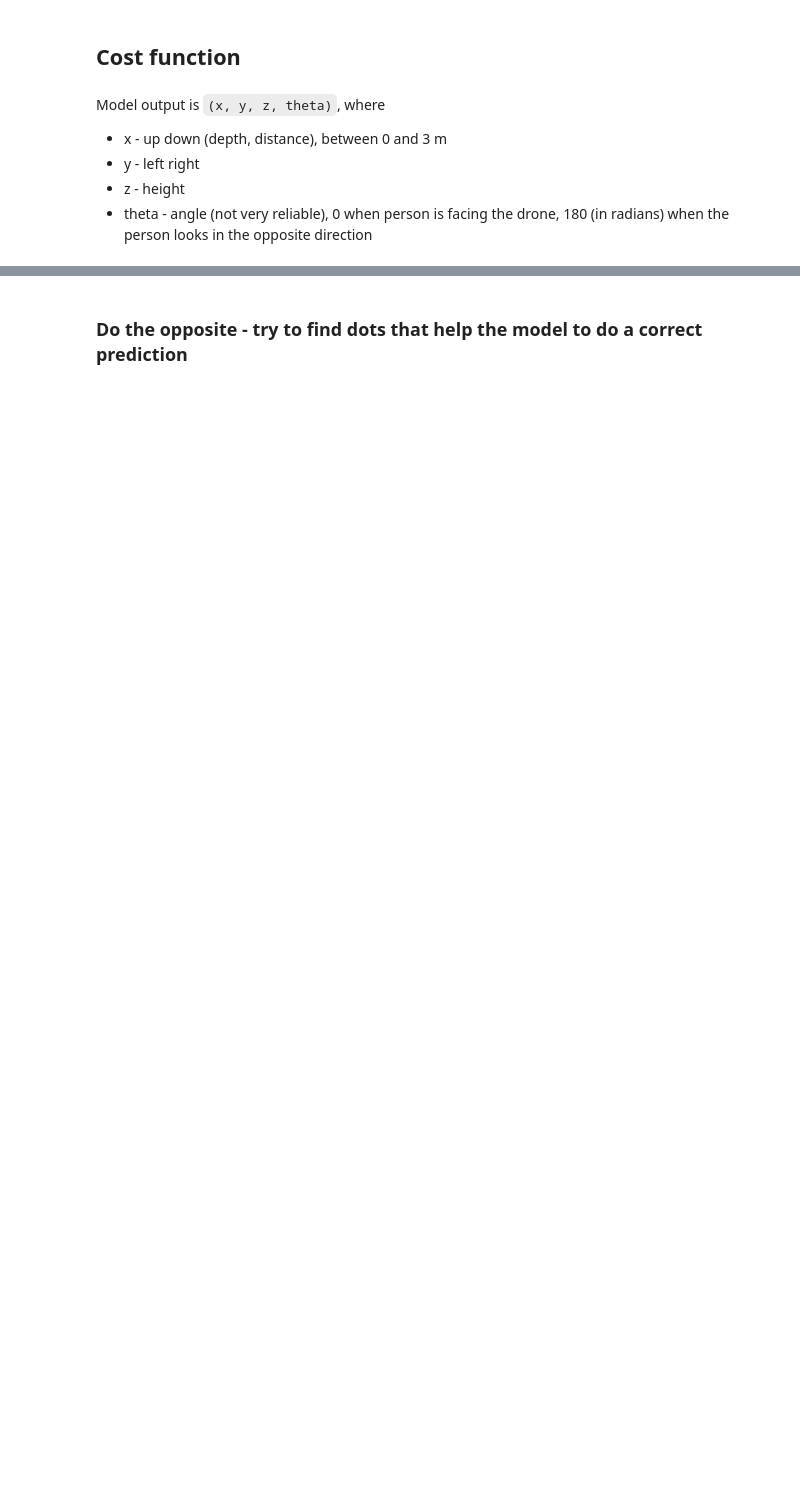
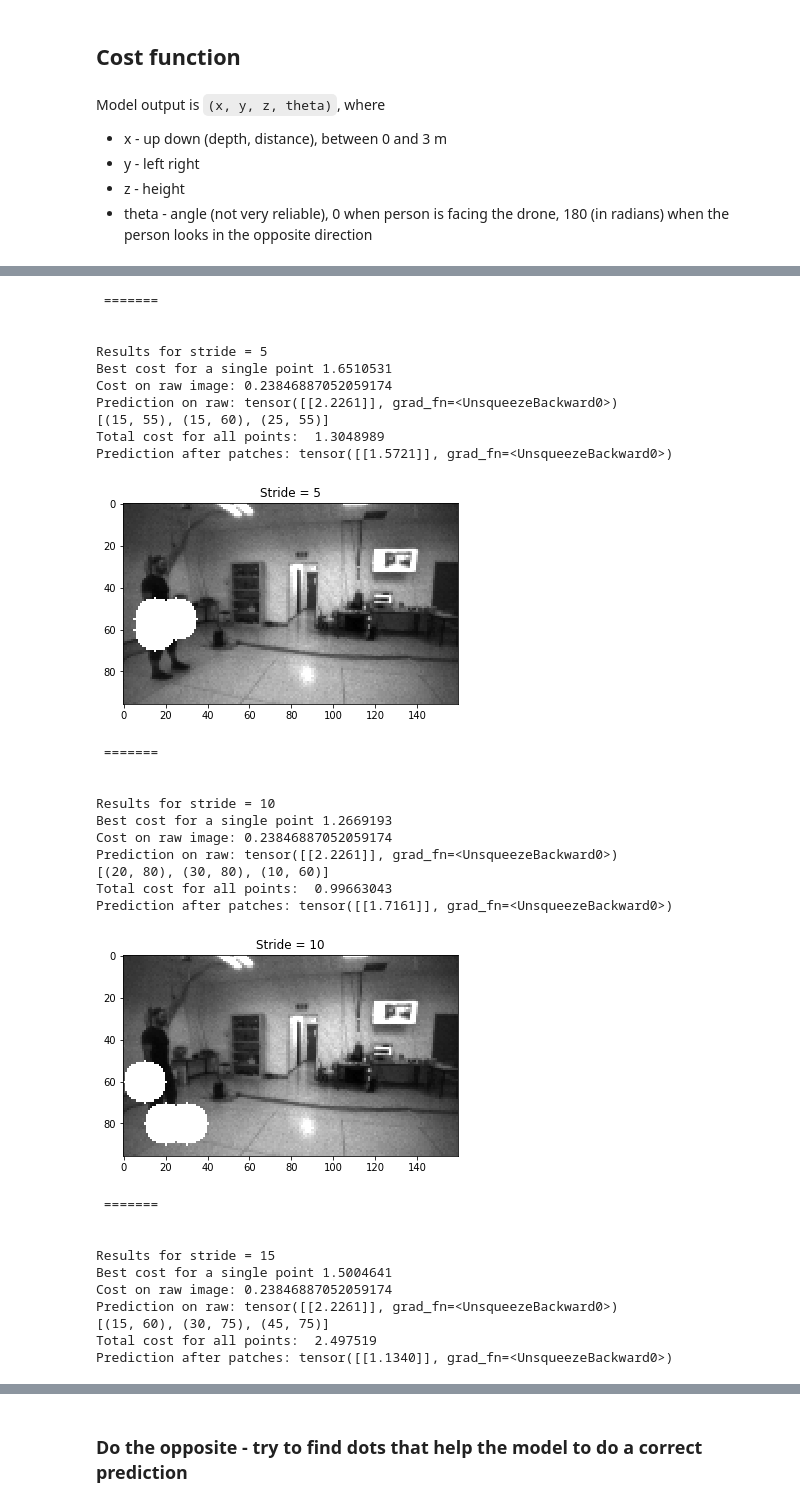
Before and after one commit to TheFebrin/pulp-frontnet-adversarial-attack, a Jupyter notebook: compare_attacks.ipynb, the cells around one changed output, grey strips where cells are left out. Saved outputs shown, nothing was run; the diff lists cells and outputs as text; code cells hidden in the pictures; blank space fills up the shorter version.

```diff
--- a/compare_attacks.ipynb
+++ b/compare_attacks.ipynb
@@ -156,21 +96,18 @@ def select_greedy(
 # %%
-%%time
-for stride in (5, 10, 15):
-    img = next(iter(test_loader_single))[0]
-    best_cost, optimal_greedy_points = select_greedy(
-        k=3,
+def run_sliding_window_optimizer_and_print_results(
+    img,
+    ground_truth,
+    sliding_window_optimizer,
+):
+    best_cost, optimal_greedy_points = sliding_window_optimizer.run(
         img=img,
-        size=10,
-        stride=stride,
-        ground_truth=next(iter(test_loader_single))[1],
-        model=model,
-        cost_f=cost_f
+        ground_truth=ground_truth,
     )
 
     print("\n\n ======= \n\n")
     print(f"Results for stride = {stride}")
     print("Best cost for a single point", best_cost)
-    print(f"Cost on raw image: {cost_f(model(img), next(iter(test_loader_single))[1])}")
+    print(f"Cost on raw image: {sliding_window_optimizer._cost_f(model(img), next(iter(test_loader_single))[1])}")
     print(f"Prediction on raw: {model(img)[0]}")
     print(optimal_greedy_points)
 
@@ -184,7 +121,7 @@ for stride in (5, 10, 15):
 
     print(
         "Total cost for all points: ",
-        cost_f(model(img), next(iter(test_loader_single))[1])
+        sliding_window_optimizer._cost_f(model(img), next(iter(test_loader_single))[1])
     )
     print(f"Prediction after patches: {model(img)[0]}")
     plt.imshow(img[0][0].numpy(), cmap="gray")
@@ -226,0 +130,50 @@ Prediction after patches: tensor([[1.1340]], grad_fn=<UnsqueezeBackward0>)
+# %%
+%%time
+
+for stride in (5, 10, 15):
+    img = next(iter(test_loader_single))[0]
+    sliding_window_optimizer = SlidingWindowOptimizer(
+        cost_f=lambda prediction, ground_truth: single_vector_element_cost_f(prediction, ground_truth, element_index=0),
+        model=model,
+        k_dots=3,
+        dot_size=10,
+        stride=stride,
+    )
+    run_sliding_window_optimizer_and_print_results(
+        img=img,
+        ground_truth=next(iter(test_loader_single))[1],
+        sliding_window_optimizer=sliding_window_optimizer,
+    )
+# %% [output]
+ =======
+
+
+Results for stride = 5
+Best cost for a single point 1.6510531
+Cost on raw image: 0.23846887052059174
+Prediction on raw: tensor([[2.2261]], grad_fn=<UnsqueezeBackward0>)
+[(15, 55), (15, 60), (25, 55)]
+Total cost for all points:  1.3048989
+Prediction after patches: tensor([[1.5721]], grad_fn=<UnsqueezeBackward0>)
+[figure, added]
+ =======
+
+
+Results for stride = 10
+Best cost for a single point 1.2669193
+Cost on raw image: 0.23846887052059174
+Prediction on raw: tensor([[2.2261]], grad_fn=<UnsqueezeBackward0>)
+[(20, 80), (30, 80), (10, 60)]
+Total cost for all points:  0.99663043
+Prediction after patches: tensor([[1.7161]], grad_fn=<UnsqueezeBackward0>)
+[figure, added]
+ =======
+
+
+Results for stride = 15
+Best cost for a single point 1.5004641
+Cost on raw image: 0.23846887052059174
+Prediction on raw: tensor([[2.2261]], grad_fn=<UnsqueezeBackward0>)
+[(15, 60), (30, 75), (45, 75)]
+Total cost for all points:  2.497519
+Prediction after patches: tensor([[1.1340]], grad_fn=<UnsqueezeBackward0>)
```
Also changed, not shown: parts of 21 cells of this notebook, 8 other files.
